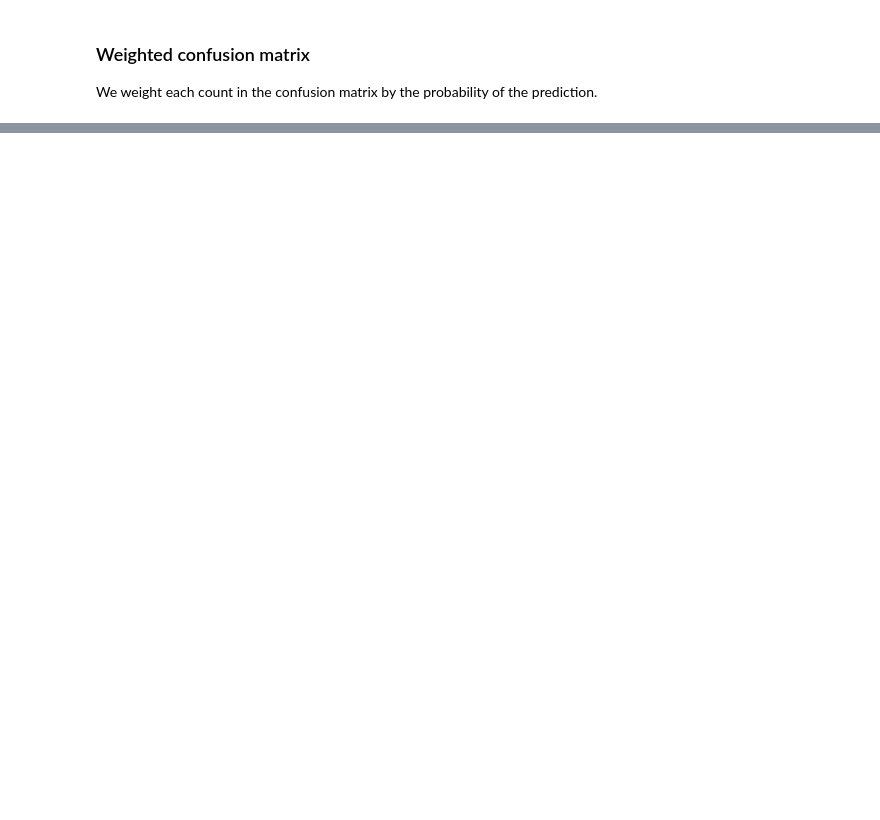
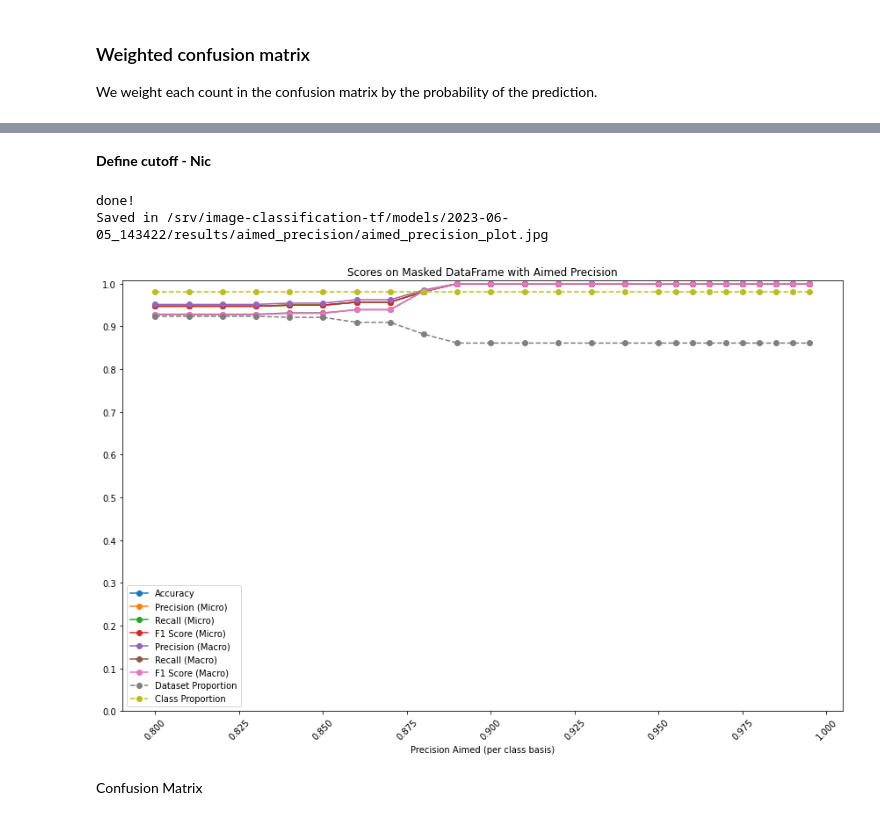
Before and after one commit to deephdc/image-classification-tf, a Jupyter notebook: notebooks/3.1-Prediction_statistics.ipynb, the cells around one changed output, grey strips where cells are left out. Saved outputs shown, nothing was run; the diff lists cells and outputs as text; code cells hidden in the pictures; blank space fills up the shorter version.

```diff
--- a/notebooks/3.1-Prediction_statistics.ipynb
+++ b/notebooks/3.1-Prediction_statistics.ipynb
@@ -137,0 +366,33 @@ plt_conf_matrix(normed_conf, labels=class_names)
+# %% [markdown]
+**Define cutoff - Nic**
+# %%
+# Function to define the cutoff probability for a given class
+def define_cutoff(data, cl, p_aim=0.95):
+    # Slice the data for the specific class and sort it in descending order based on probability
+    slice = data[data["top1"] == cl].sort_values(by="probability", ascending=False).reset_index()
+    # Calculate the precision for each position in the slice
+    prec_list = np.cumsum(slice["top1_correct"]) / (slice.index + 1)
+    # Find the positions where precision exceeds the desired aim
+    acceptable_probabs = np.where(prec_list > p_aim)[0]
+    if len(acceptable_probabs) > 0:
+        # Return the minimum probability from the acceptable positions
+        return np.min(slice['probability'][acceptable_probabs])
+    else:
+        # If no acceptable positions, return infinity
+        return np.inf
+
+# Function to apply the mask to the data based on the cutoff probabilities
+def apply_mask(data, mask_data):
+    # Initialize a mask with False values for each data point
+    data_mask = np.repeat(False, len(data))
+    for _, x in mask_data.iterrows():
+        # Update the mask where the class and probability satisfy the cutoff criteria
+        data_mask[(data["top1"] == x["Class"]) & (data["probability"] >= x["probability_cutoff"])] = True
+    # Return the masked data
+    return data[data_mask]
+
+def mask_creater(p_aim,data):
+    mask = [[x, define_cutoff(data, x, p_aim=p_aim)] for x in np.unique(data['top1'])]
+    mask_data = pd.DataFrame(mask, columns=['Class', "probability_cutoff"])
+    masked_data = apply_mask(data, mask_data)
+    return masked_data
@@ -137,0 +480,8 @@ plt_conf_matrix(normed_conf, labels=class_names)
+# %%
+plot_aimed_precision(data)
+# %% [output]
+done!
+Saved in /srv/image-classification-tf/models/2023-06-05_143422/results/aimed_precision/aimed_precision_plot.jpg
+[figure, added]
+# %% [markdown]
+Confusion Matrix
```
Also changed, not shown: parts of 22 cells of this notebook, 3 other files.
